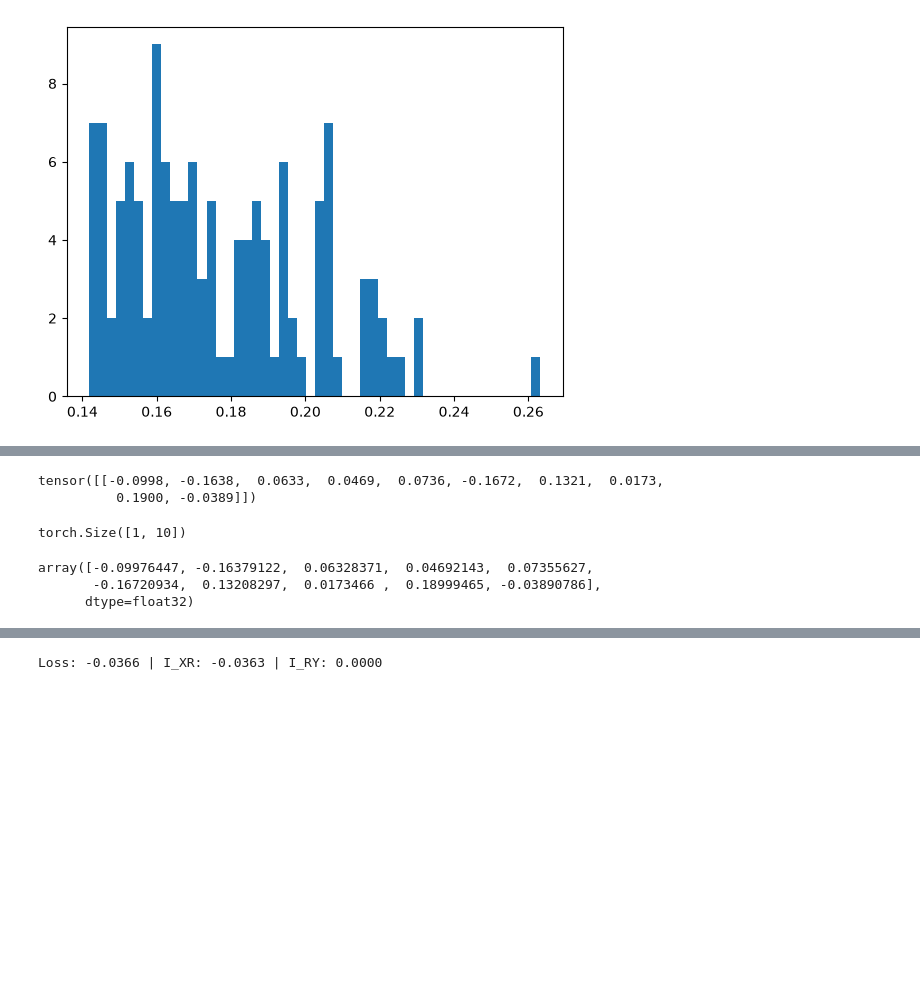
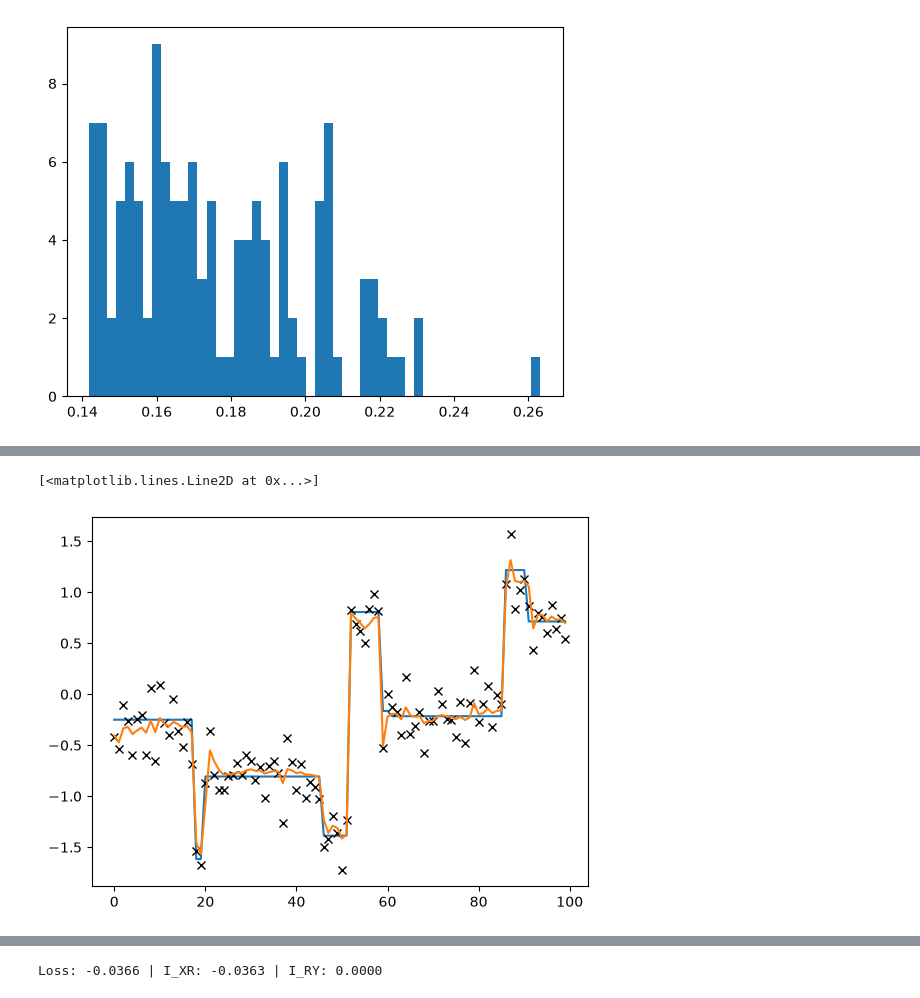
Before and after one commit to jacobaparker/behavioral_data_reanalyses_IB, a Jupyter notebook: Tavoni_Complexity/continuous_IB.ipynb, the cells around one changed output, grey strips where cells are left out. Drawn from its saved outputs; the diff is of its cells as text; code cells hidden in the pictures; blank space fills up the shorter version.

```diff
--- a/Tavoni_Complexity/continuous_IB.ipynb
+++ b/Tavoni_Complexity/continuous_IB.ipynb
@@ -1666,15 +1652,0 @@ posterior_source_density(observation_array[1].numpy(),0.,hazard_rate=0.1,noise_r
-# %%
-observation_array[0][None,:]
-# %% [output]
-tensor([[-0.0998, -0.1638,  0.0633,  0.0469,  0.0736, -0.1672,  0.1321,  0.0173,
-          0.1900, -0.0389]])
-# %%
-observation_array[0][None,:].shape
-# %% [output]
-torch.Size([1, 10])
-# %%
-observation_array[0].numpy()
-# %% [output]
-array([-0.09976447, -0.16379122,  0.06328371,  0.04692143,  0.07355627,
-       -0.16720934,  0.13208297,  0.0173466 ,  0.18999465, -0.03890786],
-      dtype=float32)
@@ -1796,0 +1653,9 @@ def posterior_source_density(
+# %%
+est = log_f_source_g_observations(y, observation_array,observation_var=observation_sd**2,source_mean=source_mean,source_var=source_sd**2,hazard_rate=hazard_rate,return_each_timestep=True,return_mse_optimal_estimate=True)
+# %%
+plt.plot(source_array[0])
+plt.plot(observation_array[0],'xk')
+plt.plot(est[0])
+# %% [output]
+[<matplotlib.lines.Line2D at 0x...>]
+[figure, added]
```
Also changed, not shown: parts of 40 cells of this notebook.
